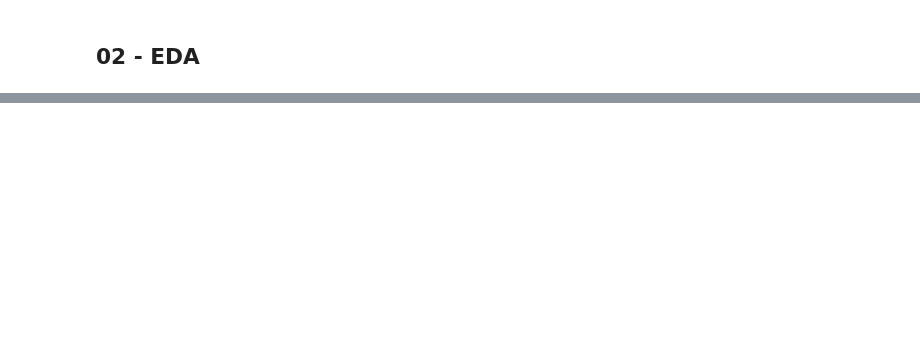
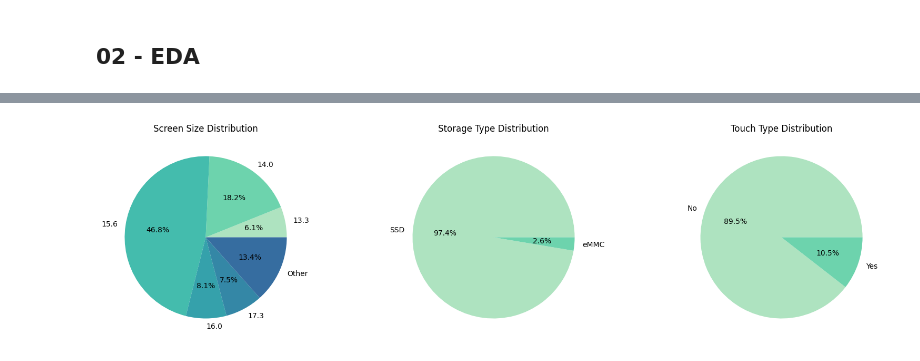
Before and after one commit to ediashta/Laptop-Price-Prediction, a Jupyter notebook: h8dsft_P1M2_Ediashta.ipynb, the cells around one changed output, grey strips where cells are left out. Cells and saved outputs as stored; diff of their text form; code cells hidden in the pictures; blank space fills up the shorter version.

```diff
--- a/h8dsft_P1M2_Ediashta.ipynb
+++ b/h8dsft_P1M2_Ediashta.ipynb
@@ -28,0 +116,32 @@ data.head()
+# %%
+#handle screen cardinality
+screen = pd.DataFrame(data["Screen"].value_counts().rename_axis('screen').reset_index(name='counts'))
+sum = screen["counts"].sum()
+
+for i in screen[(screen["counts"]/sum) < 0.05]["screen"]:
+     screen.loc[screen["screen"] == i, "screen"] = "Other"
+
+screen_new = screen.groupby(screen['screen']).aggregate({'screen': 'first', 'counts': 'sum'})
+
+storage_type = pd.DataFrame(data["Storage type"].value_counts().rename_axis('storage_type').reset_index(name='counts'))
+touch_type = pd.DataFrame(data["Touch"].value_counts().rename_axis('touch').reset_index(name='counts'))
+# %%
+plt.figure(figsize=(20,5))
+
+palette = sns.color_palette("mako_r",10)
+
+plt.subplot(1,3,1)
+plt.pie(screen_new["counts"], labels=screen_new["screen"], autopct='%1.1f%%', colors=palette)
+plt.title("Screen Size Distribution")
+
+plt.subplot(1,3,2)
+plt.pie(storage_type["counts"], labels=storage_type["storage_type"], autopct='%1.1f%%', colors=palette)
+plt.title("Storage Type Distribution")
+
+plt.subplot(1,3,3)
+plt.pie(touch_type["counts"], labels=touch_type["touch"], autopct='%1.1f%%', colors=palette)
+plt.title("Touch Type Distribution")
+
+plt.show()
+# %% [output]
+[figure, added]
```
Also changed, not shown: parts of 13 cells of this notebook.
